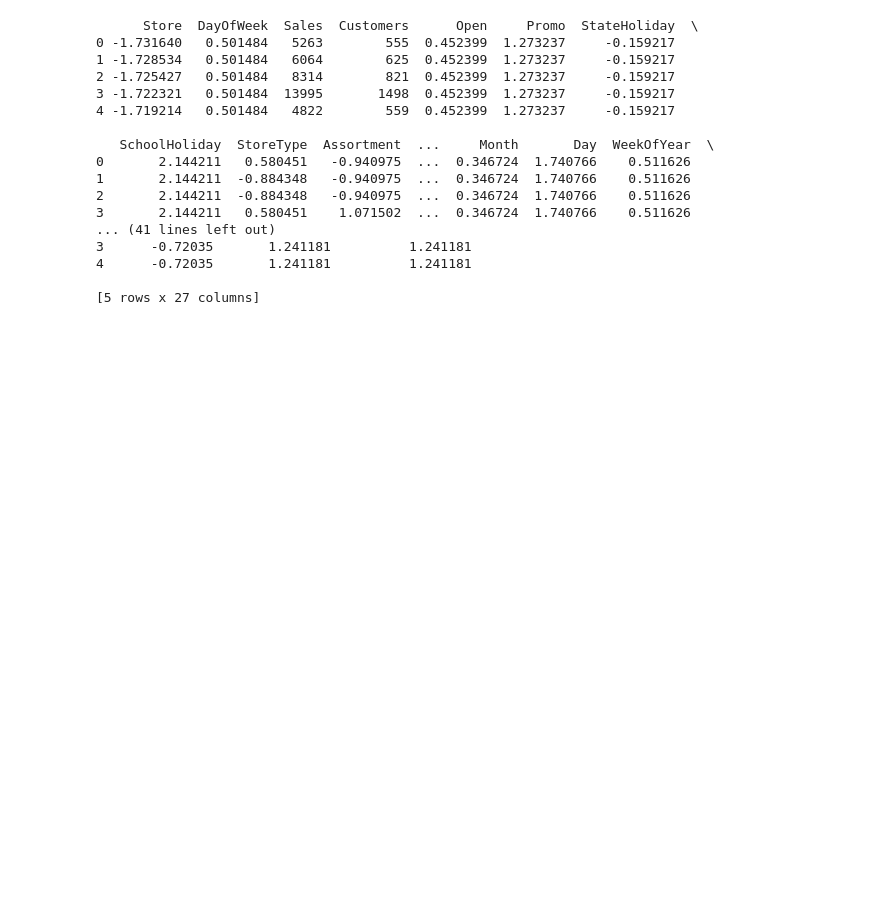
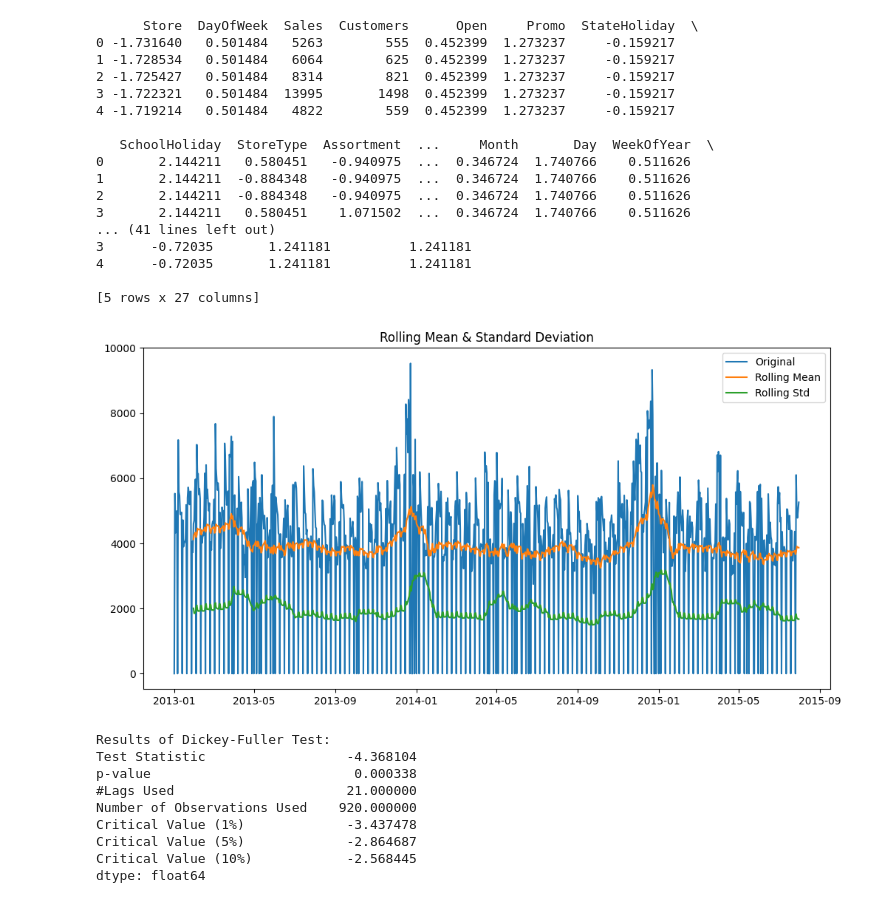
Before and after one commit to Abdulaziz7878/Rossmann_Pharmaceuticals, a Jupyter notebook: notebooks/preprocessing_and_sales_prediction.ipynb, the cells around one changed output. Saved outputs shown, nothing was run; the diff lists cells and outputs as text; code cells hidden in the pictures; blank space fills up the shorter version.

Commit message:
check stationary

```diff
--- a/notebooks/preprocessing_and_sales_prediction.ipynb
+++ b/notebooks/preprocessing_and_sales_prediction.ipynb
@@ -159,0 +162,50 @@ df_test.to_csv('test.csv', index=False)
+# %%
+def check_stationarity(timeseries):
+    # Rolling statistics
+    rolmean = timeseries.rolling(window=30).mean()
+    rolstd = timeseries.rolling(window=30).std()
+
+    # Plot rolling statistics
+    plt.figure(figsize=(12, 6))
+    plt.plot(timeseries, label='Original')
+    plt.plot(rolmean, label='Rolling Mean')
+    plt.plot(rolstd, label='Rolling Std')
+    plt.title('Rolling Mean & Standard Deviation')
+    plt.legend()
+    plt.show()
+
+    # Perform Dickey-Fuller test
+    print('Results of Dickey-Fuller Test:')
+    dftest = adfuller(timeseries, autolag='AIC')
+    dfoutput = pd.Series(dftest[0:4], index=['Test Statistic', 'p-value', '#Lags Used', 'Number of Observations Used'])
+    for key, value in dftest[4].items():
+        dfoutput['Critical Value (%s)' % key] = value
+    print(dfoutput)
+# %%
+df_store = pd.read_csv('../Data/store.csv')
+df_train = pd.read_csv('../Data/train.csv')
+df_test = pd.read_csv('../Data/test.csv')
+# %%
+# Merge store information with train data
+df_train = pd.merge(df_train, df_store, on='Store')
+
+# Convert Date column to datetime type and set as index
+df_train['Date'] = pd.to_datetime(df_train['Date'])
+df_train.set_index('Date', inplace=True)
+
+# Extract sales data for one store as an example (you can loop through stores if needed)
+store_id = 1
+df_store_sales = df_train[df_train['Store'] == store_id]['Sales'].resample('D').sum()
+# %%
+check_stationarity(df_store_sales)
+# %% [output]
+[figure, added]
+Results of Dickey-Fuller Test:
+Test Statistic                  -4.368104
+p-value                          0.000338
+#Lags Used                      21.000000
+Number of Observations Used    920.000000
+Critical Value (1%)             -3.437478
+Critical Value (5%)             -2.864687
+Critical Value (10%)            -2.568445
+dtype: float64
```
Also changed, not shown: parts of 1 cell of this notebook.
